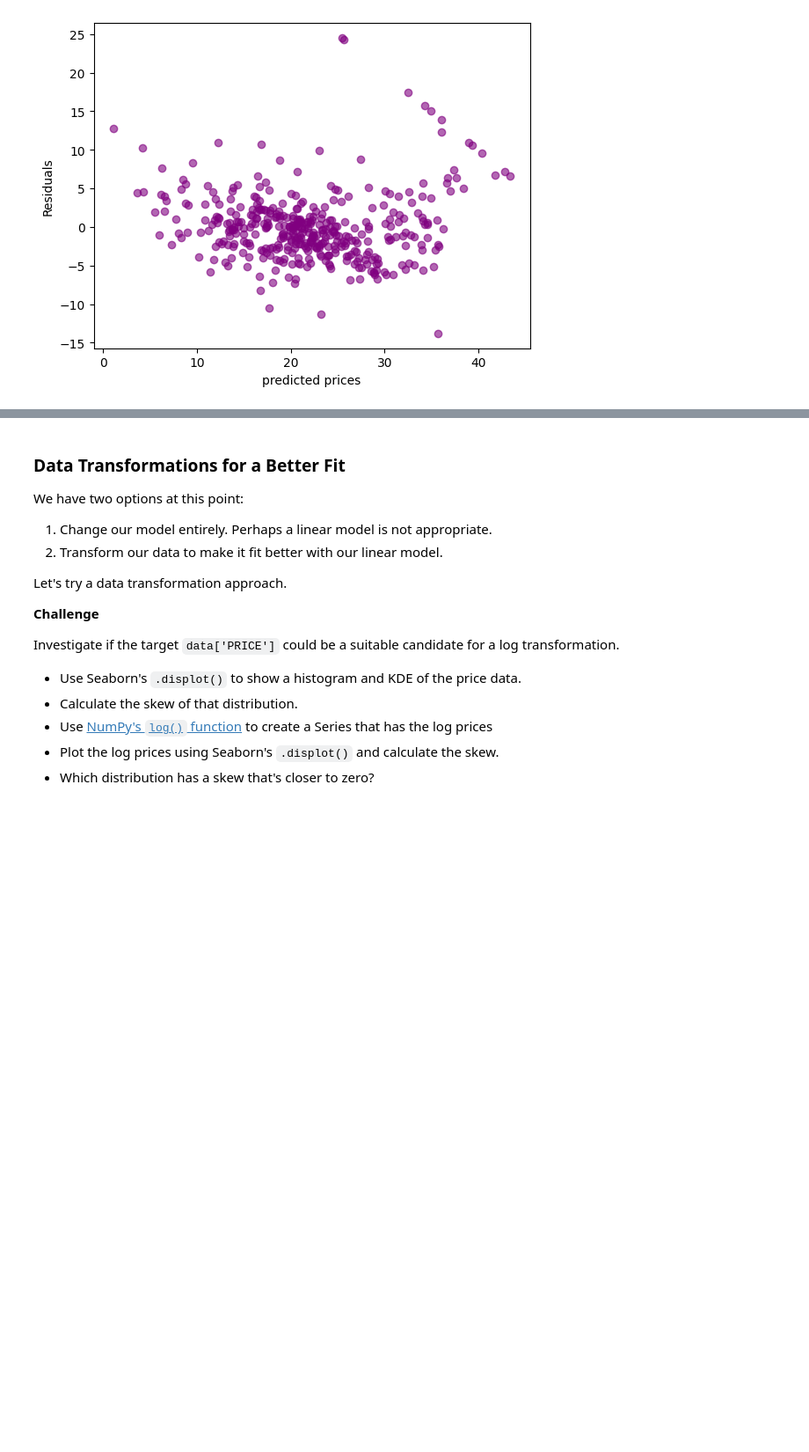
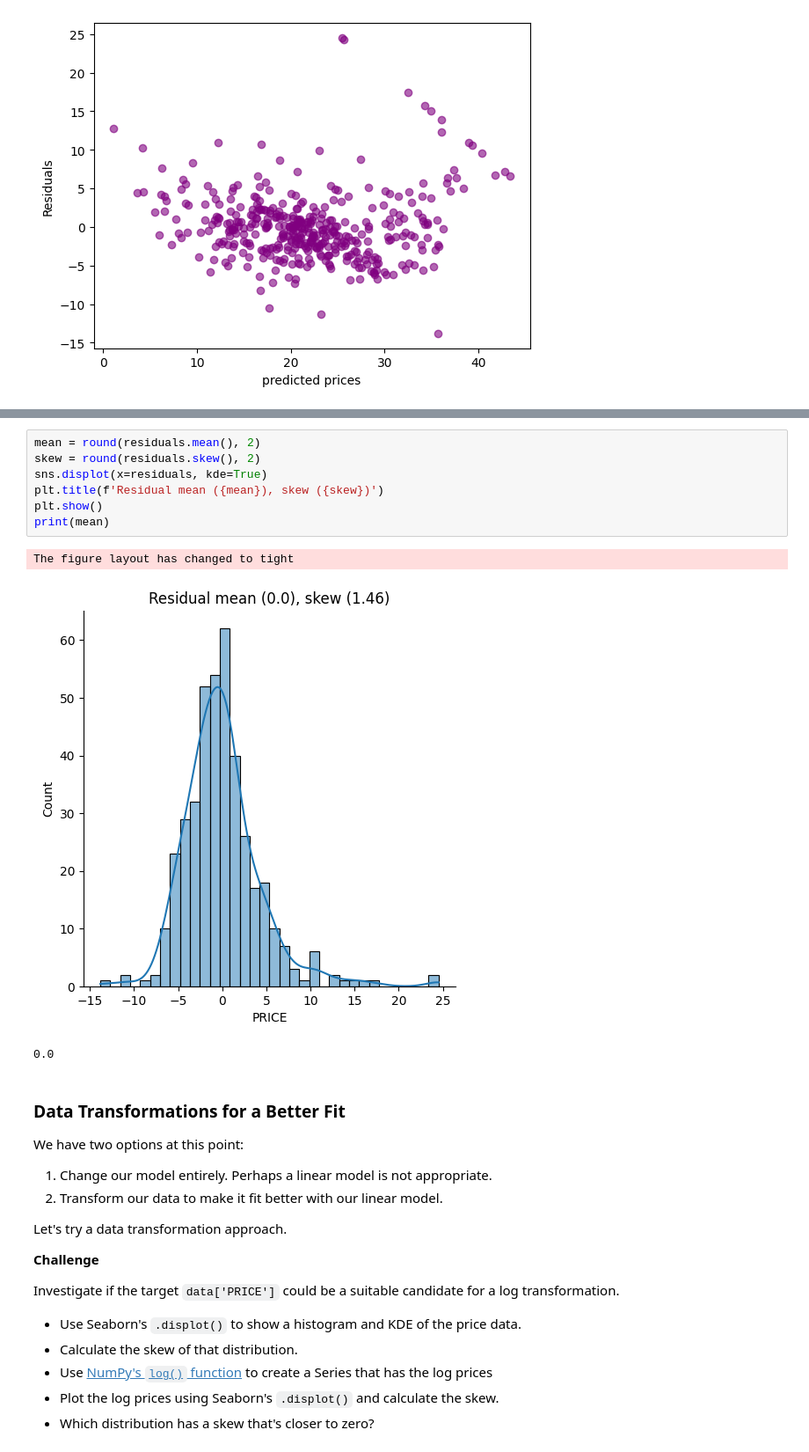
Before and after one commit to Xor01/Houses-Valuation-model, a Jupyter notebook: Multivariable_Regression_and_Valuation_Model.ipynb, the cells around one changed output, grey strips where cells are left out. Shown at 88% size. Drawn from its saved outputs; the diff is of its cells as text; blank space fills up the shorter version.

Commit message:
create a residual visualization with sns.displot

```diff
--- a/Multivariable_Regression_and_Valuation_Model.ipynb
+++ b/Multivariable_Regression_and_Valuation_Model.ipynb
@@ -451,6 +451,17 @@ In an ideal case, what we want is something close to a normal distribution. A no
 * Again, use Seaborn's `.displot()` to create a histogram and superimpose the Kernel Density Estimate (KDE)
 * Is the skewness different from zero? If so, by how much?
 * Is the mean different from zero?
+# %%
+mean = round(residuals.mean(), 2)
+skew = round(residuals.skew(), 2)
+sns.displot(x=residuals, kde=True)
+plt.title(f'Residual mean ({mean}), skew ({skew})')
+plt.show()
+print(mean)
+# %% [output]
+The figure layout has changed to tight
+[figure, added]
+0.0
 # %% [markdown]
 ### Data Transformations for a Better Fit
 
```
